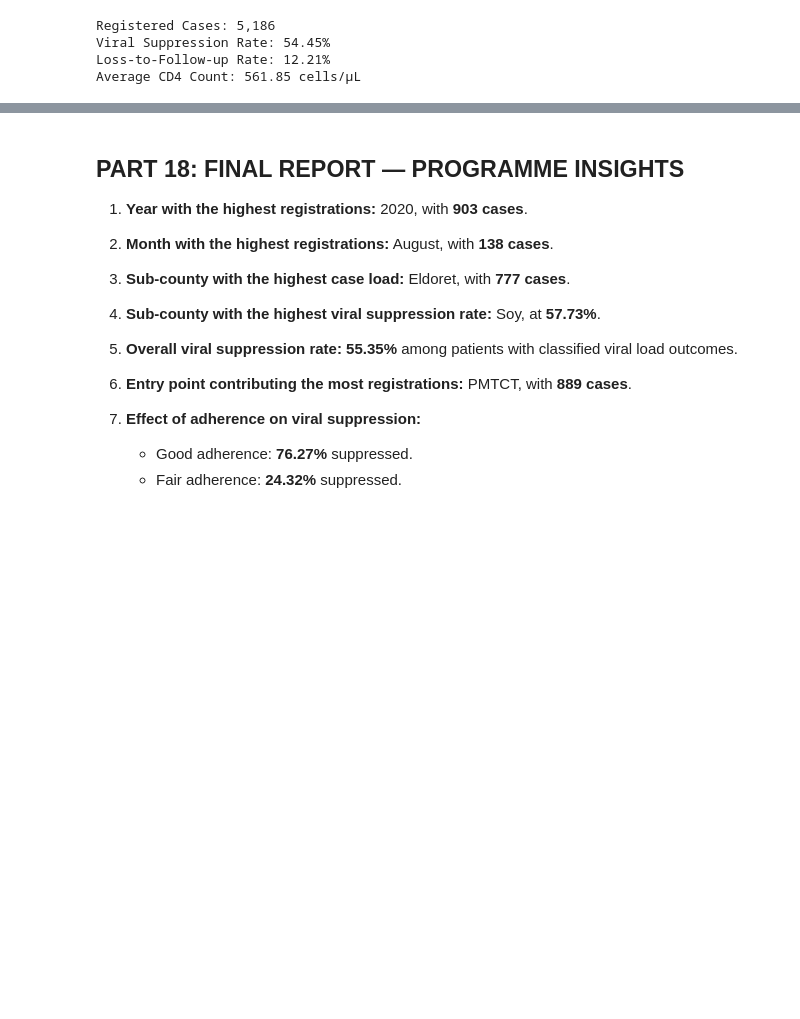
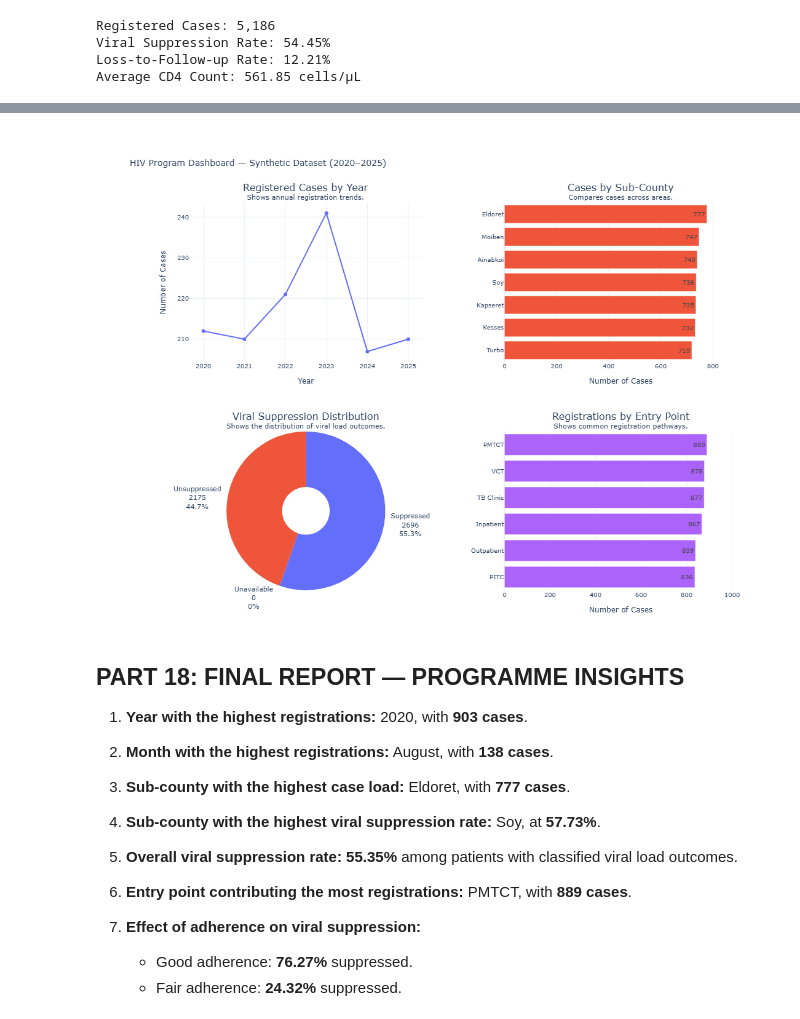
Before and after one commit to Marsha-18/hiv-program-data-analysis, a Jupyter notebook: HIV CAPSTONE PROJECT.ipynb, the cells around one changed output, grey strips where cells are left out. Saved outputs shown, nothing was run; the diff lists cells and outputs as text; code cells hidden in the pictures; blank space fills up the shorter version.

```diff
--- a/HIV CAPSTONE PROJECT.ipynb
+++ b/HIV CAPSTONE PROJECT.ipynb
@@ -4077,3 +4118,15 @@ Average CD4 Count: 561.85 cells/µL
+# %%
+dashboard.update_layout(
+    title_text='HIV Program Dashboard — Synthetic Dataset (2020–2025)',
+    height=800,
+    width=1000,
+    showlegend=False,
+    template='plotly_white',
+    margin=dict(t=120, b=50, l=60, r=50),
+    font=dict(size=10)
+)
+# %% [output]
+[figure, added]
 # %% [markdown]
 ## PART 18: FINAL REPORT — PROGRAMME INSIGHTS
 
```
Also changed, not shown: parts of 1 cell of this notebook, 1 other file.
